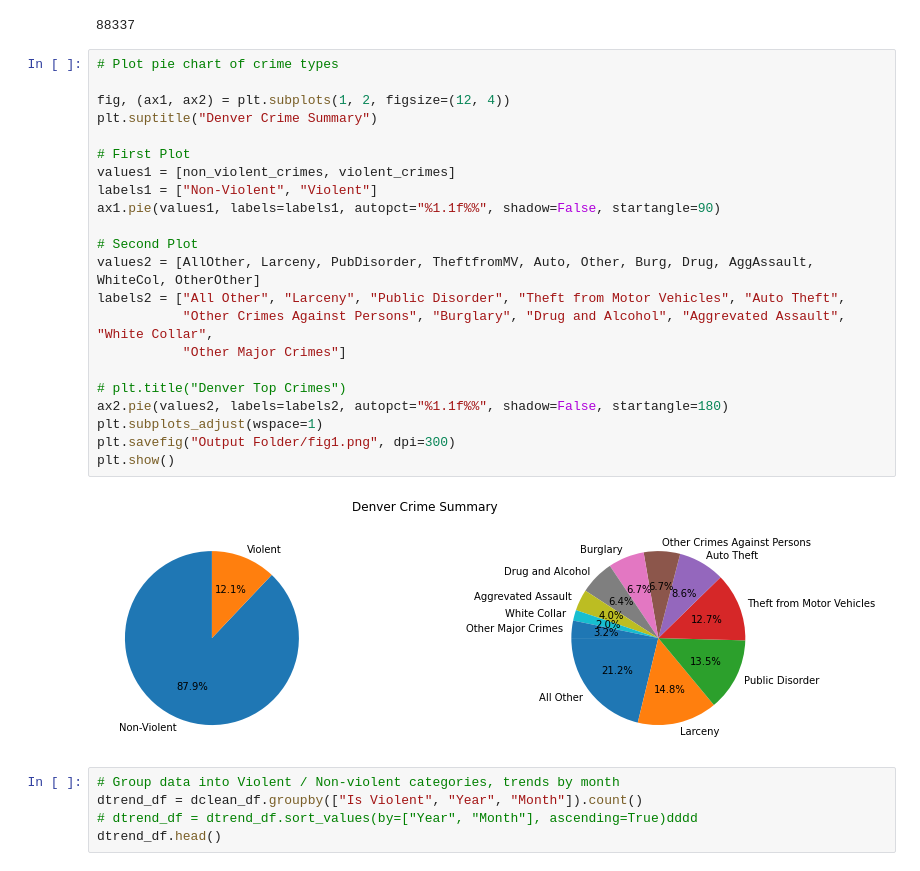
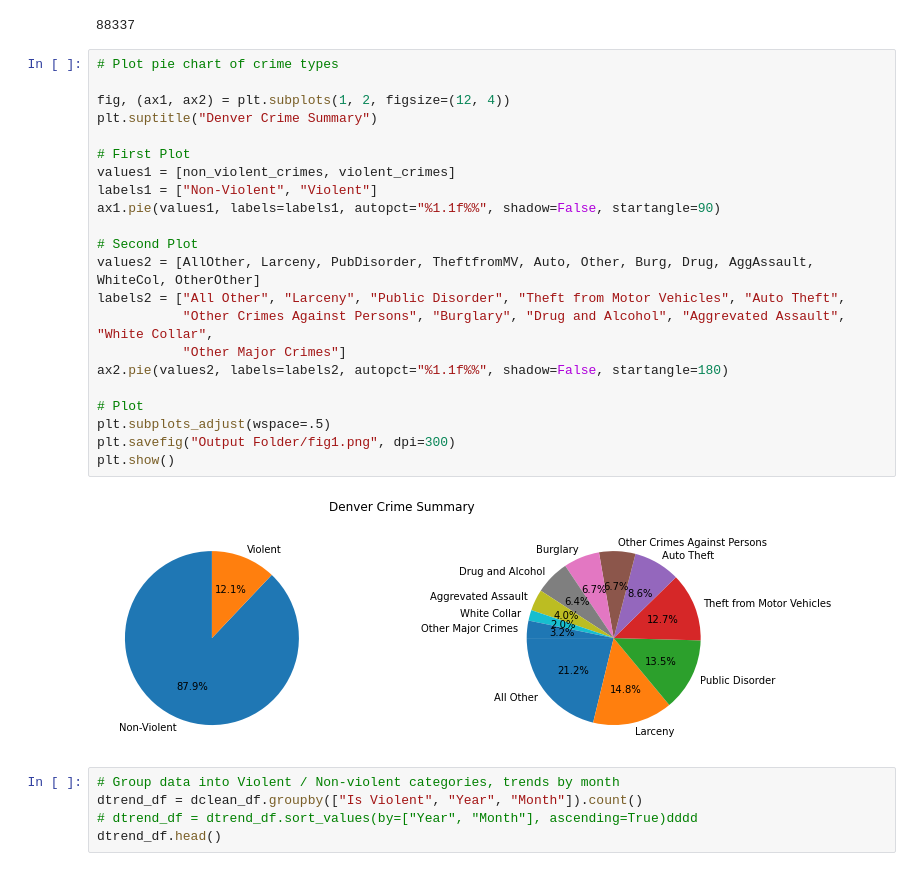
Before and after one commit to angelabanko/Project_1, a Jupyter notebook: CityCrime_v2.ipynb, the cells around one changed output. Drawn from its saved outputs; the diff is of its cells as text.

```diff
--- a/CityCrime_v2.ipynb
+++ b/CityCrime_v2.ipynb
@@ -150,27 +150,27 @@ Total
 # %%
 # Plot pie chart of crime types
 
 fig, (ax1, ax2) = plt.subplots(1, 2, figsize=(12, 4))
 plt.suptitle("Denver Crime Summary")
 
 # First Plot
 values1 = [non_violent_crimes, violent_crimes]
 labels1 = ["Non-Violent", "Violent"]
 ax1.pie(values1, labels=labels1, autopct="%1.1f%%", shadow=False, startangle=90)
 
 # Second Plot
 values2 = [AllOther, Larceny, PubDisorder, TheftfromMV, Auto, Other, Burg, Drug, AggAssault, WhiteCol, OtherOther]
 labels2 = ["All Other", "Larceny", "Public Disorder", "Theft from Motor Vehicles", "Auto Theft",
            "Other Crimes Against Persons", "Burglary", "Drug and Alcohol", "Aggrevated Assault", "White Collar",
            "Other Major Crimes"]
+ax2.pie(values2, labels=labels2, autopct="%1.1f%%", shadow=False, startangle=180)
 
-# plt.title("Denver Top Crimes")
-ax2.pie(values2, labels=labels2, autopct="%1.1f%%", shadow=False, startangle=180)
-plt.subplots_adjust(wspace=1)
+# Plot
+plt.subplots_adjust(wspace=.5)
 plt.savefig("Output Folder/fig1.png", dpi=300)
 plt.show()
 # %% [output]
-[figure, old version]
+[figure, new version]
 # %%
 # Group data into Violent / Non-violent categories, trends by month
 dtrend_df = dclean_df.groupby(["Is Violent", "Year", "Month"]).count()
```
Also changed, not shown: 4 other files.
